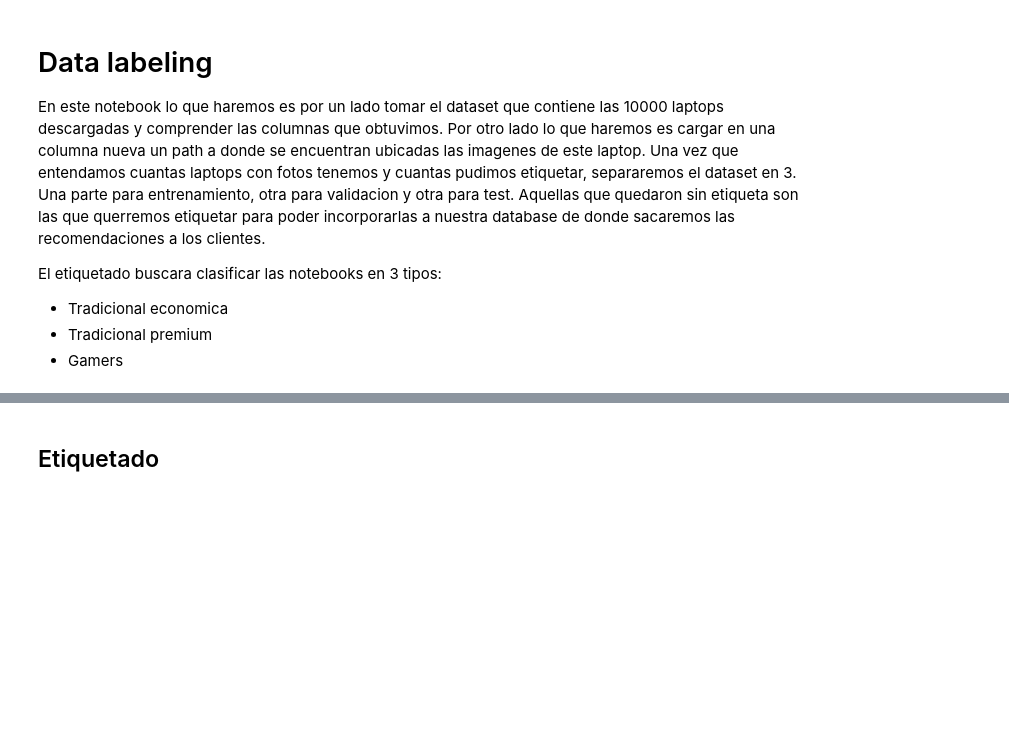
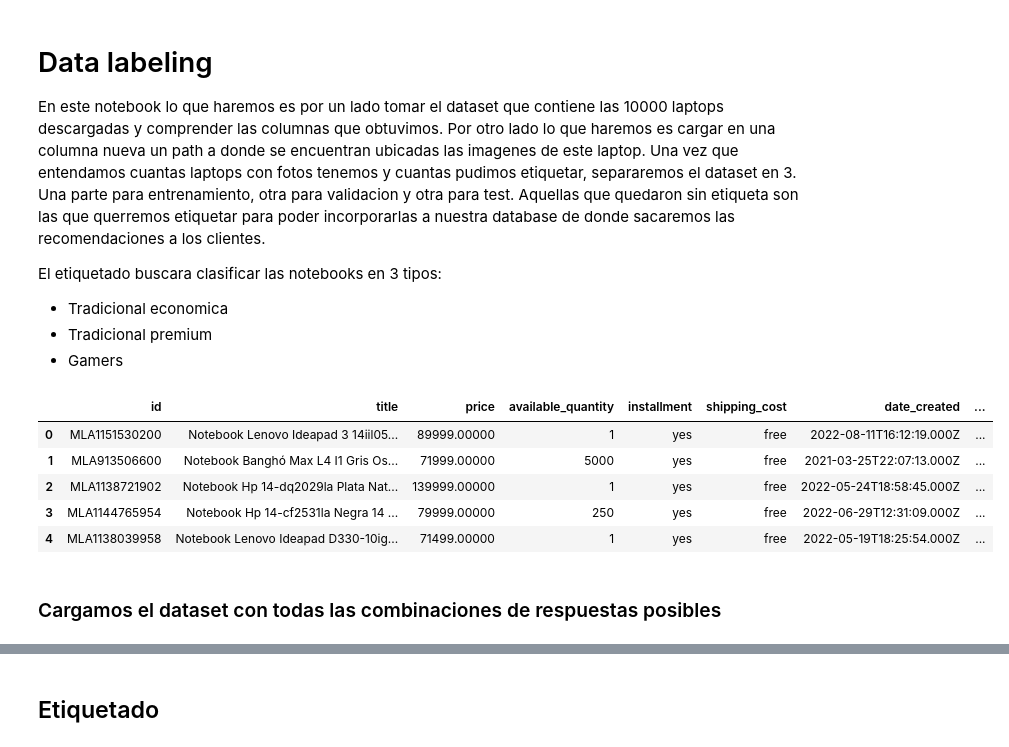
Before and after one commit to martina-dc/mdc-tesis, a Jupyter notebook: 03_labeling.ipynb, the cells around one changed output, grey strips where cells are left out. Drawn from its saved outputs; the diff is of its cells as text; code cells hidden in the pictures; blank space fills up the shorter version.

```diff
--- a/03_labeling.ipynb
+++ b/03_labeling.ipynb
@@ -25,3 +25,14 @@ pd.set_option('display.float_format', lambda x: '%.5f' % x)
 path = here() / "data"
 # %%
 df = pd.read_csv(path / "datos_laptops_transformed_cleaned.csv",  sep = ";")
+# %%
+df.head()
+# %% [output]
+|  | id | title | price | available_quantity | installment | shipping_cost | date_created | ... |
+| 0 | MLA1151530200 | Notebook Lenovo Ideapad 3 14iil05... | 89999.00000 | 1 | yes | free | 2022-08-11T16:12:19.000Z | ... |
+| 1 | MLA913506600 | Notebook Banghó Max L4 I1 Gris Os... | 71999.00000 | 5000 | yes | free | 2021-03-25T22:07:13.000Z | ... |
+| 2 | MLA1138721902 | Notebook Hp 14-dq2029la Plata Nat... | 139999.00000 | 1 | yes | free | 2022-05-24T18:58:45.000Z | ... |
+| 3 | MLA1144765954 | Notebook Hp 14-cf2531la Negra 14 ... | 79999.00000 | 250 | yes | free | 2022-06-29T12:31:09.000Z | ... |
+| 4 | MLA1138039958 | Notebook Lenovo Ideapad D330-10ig... | 71499.00000 | 1 | yes | free | 2022-05-19T18:25:54.000Z | ... |
+# %% [markdown]
+### Cargamos el dataset con todas las combinaciones de respuestas posibles
```
Also changed, not shown: parts of 2 cells of this notebook.
